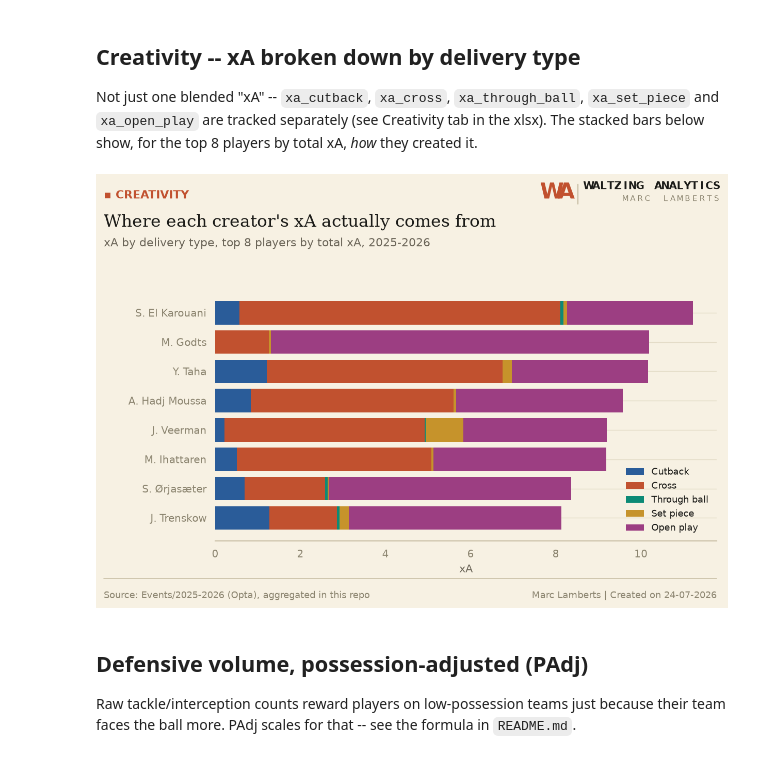
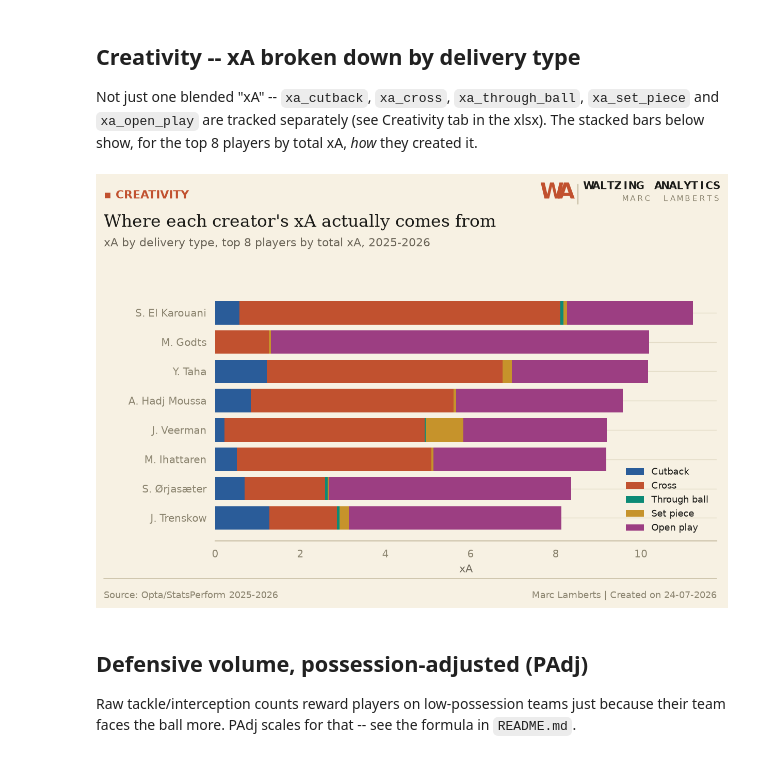
Before and after one commit to marclamberts/eredivisienanalytics, a Jupyter notebook: Aggregated/2025-2026/eredivisie_2025-2026_explore.ipynb, the cells around one changed output. Saved outputs shown, nothing was run; the diff lists cells and outputs as text; code cells hidden in the pictures.

```diff
--- a/Aggregated/2025-2026/eredivisie_2025-2026_explore.ipynb
+++ b/Aggregated/2025-2026/eredivisie_2025-2026_explore.ipynb
@@ -90,29 +90,29 @@ xA, *how* they created it.
 # %%
 dtypes = ["cutback", "cross", "through_ball", "set_piece", "open_play"]
 xa_cols = [f"xa_{t}" for t in dtypes]
 top_creative = reliable.nlargest(8, "xa")[["player_name"] + xa_cols].set_index("player_name").iloc[::-1]
 
 palette, cats = style.apply("light")
 fig = plt.figure(figsize=(9, 5.6))
 ax = fig.add_axes([0.22, 0.16, 0.72, 0.58])
 left = pd.Series(0.0, index=top_creative.index)
 labels = {"cutback": "Cutback", "cross": "Cross", "through_ball": "Through ball",
           "set_piece": "Set piece", "open_play": "Open play"}
 for i, t in enumerate(dtypes):
     ax.barh(top_creative.index, top_creative[f"xa_{t}"], left=left, color=cats[i % len(cats)],
             label=labels[t])
     left += top_creative[f"xa_{t}"]
 ax.legend(loc="lower right", frameon=False, fontsize=8.5)
 ax.set_xlabel("xA")
 
 components.header(fig, kicker="Creativity",
                    title="Where each creator's xA actually comes from",
                    dek=f"xA by delivery type, top 8 players by total xA, {SEASON}",
                    palette=palette)
-components.footer(fig, source=f"Events/{SEASON} (Opta), aggregated in this repo", palette=palette)
+components.footer(fig, source=f"Opta/StatsPerform {SEASON}", palette=palette)
 plt.show()
 # %% [output]
-[figure, old version]
+[figure, new version]
 # %% [markdown]
 ## Defensive volume, possession-adjusted (PAdj)
 
```
Also changed, not shown: parts of 3 cells of this notebook, 13 other files.
